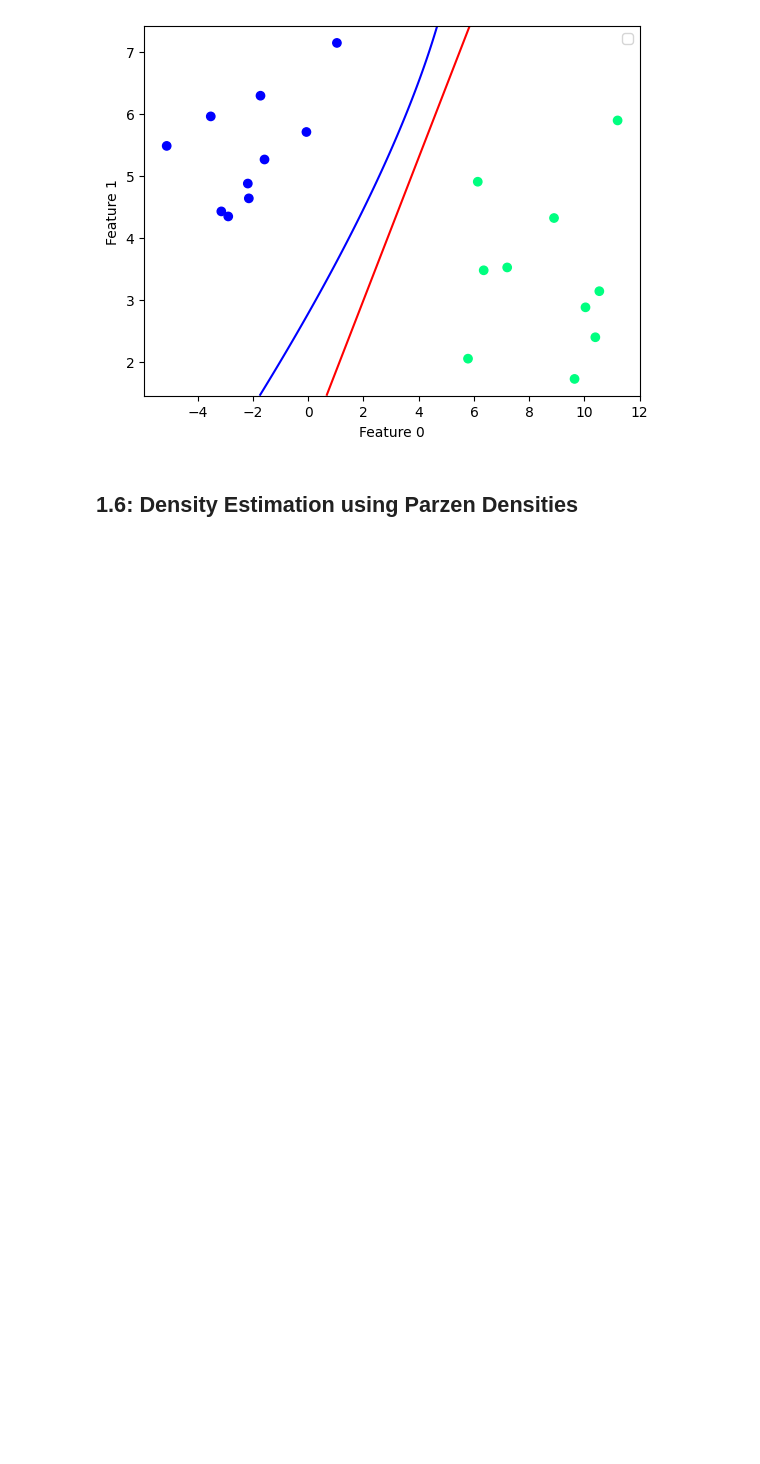
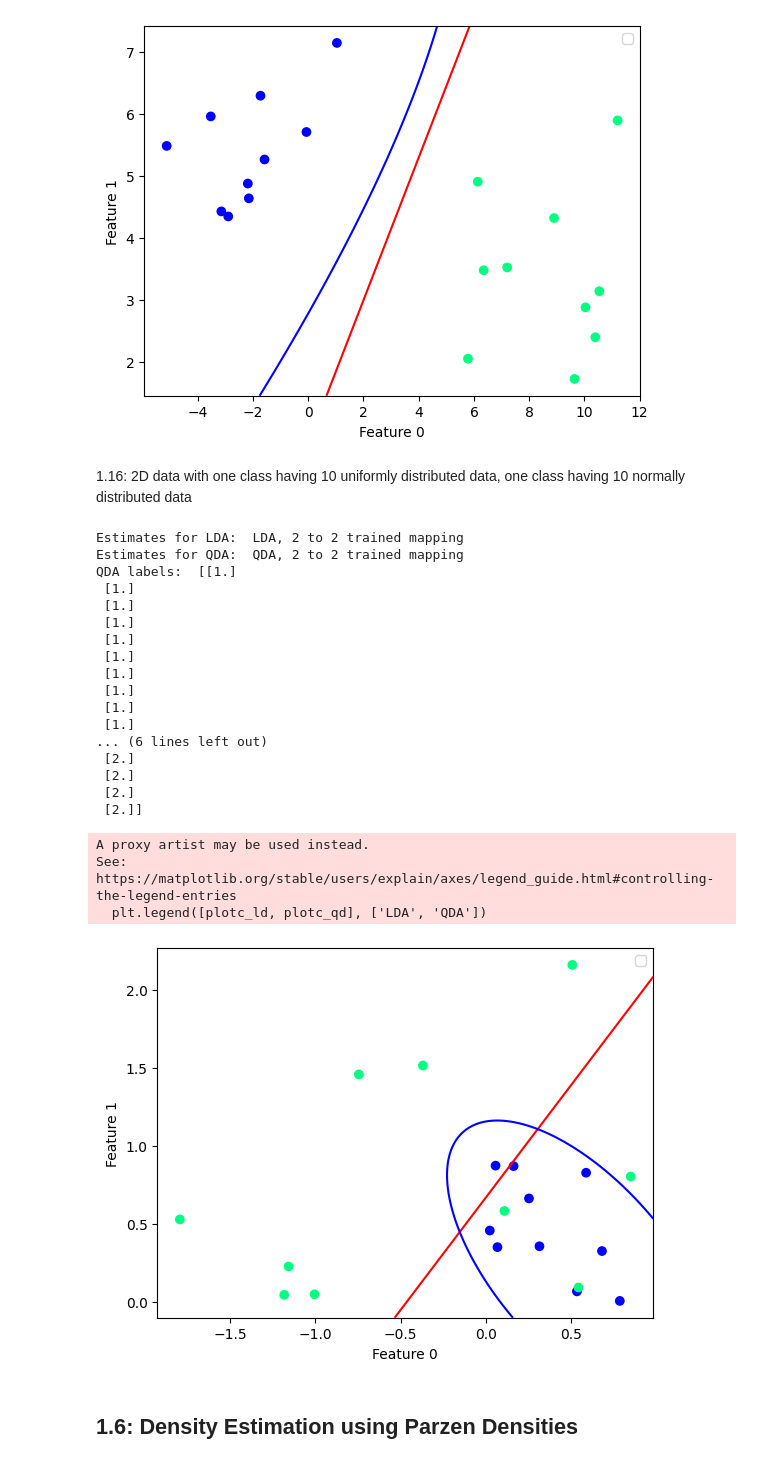
Before and after one commit to nadinekuo/MachineLearning1-Labs, a Jupyter notebook: 1-Basics-of-ML/1.1-decision-theory.ipynb, the cells around one changed output. Saved outputs shown, nothing was run; the diff lists cells and outputs as text; code cells hidden in the pictures; blank space fills up the shorter version.

Commit message:
LDA and QDA on uniform data

```diff
--- a/1-Basics-of-ML/1.1-decision-theory.ipynb
+++ b/1-Basics-of-ML/1.1-decision-theory.ipynb
@@ -222,6 +224,61 @@ See: https://matplotlib.org/stable/users/explain/axes/legend_guide.html#controll
   plt.legend([plotc_ld, plotc_qd], ['LDA', 'QDA'])
 <matplotlib.legend.Legend at 0x...>
 [figure]
+# %% [markdown]
+1.16: 2D data with one class having 10 uniformly distributed data, one class having 10 normally distributed data
+# %%
+# Use rand to generate 10 uniformly distributed 2D points in the interval [0, 1]
+class1_samples = np.random.rand(10, 2)
+# Use randn to generate 10 normally distributed 2D points
+class2_samples = np.random.randn(10, 2)
+data = np.concatenate((class1_samples, class2_samples), axis=0)
+lab = np.concatenate((np.ones(10), 2*np.ones(10)), axis=0).reshape(20, 1)
+
+# Turn into prdataset and plot data points - add legend for classes
+a = pr.prdataset(data, lab)
+pr.scatterd(a)
+
+# Estimate LDA and QDA classifiers trained on our normally distributed data
+ld = pr.ldc(a)
+qd = pr.qdc(a)
+print('Estimates for LDA: ', ld)
+# pr.plotm(ld, nrlevels=5, colors='r', gridsize=500)   # plot the estimates for LDA
+print('Estimates for QDA: ', qd)
+# pr.plotm(qd, nrlevels=5, colors='b', gridsize=500)   # plot the estimates for QDA
+
+# Plot decision boundaries using plotc
+# For multiple classifiers, use plt.legend()
+plotc_ld = pr.plotc(ld, colors='r', gridsize=500)
+plotc_qd = pr.plotc(qd, colors='b', gridsize=500)
+plt.legend([plotc_ld, plotc_qd], ['LDA', 'QDA'])
+
+# Get assigned labels per classifier
+ld_labels = a * ld * pr.labeld()
+qd_labels = a * qd * pr.labeld()
+print('LDA labels: ', ld_labels)
+print('QDA labels: ', qd_labels)  # NOTE: QDA is better at separating the classes bc it can model the non-linear boundary
+# %% [output]
+Estimates for LDA:  LDA, 2 to 2 trained mapping
+Estimates for QDA:  QDA, 2 to 2 trained mapping
+QDA labels:  [[1.]
+ [1.]
+ [1.]
+ [1.]
+ [1.]
+ [1.]
+ [1.]
+ [1.]
+ [1.]
+ [1.]
+... (6 lines left out)
+ [2.]
+ [2.]
+ [2.]
+ [2.]]
+A proxy artist may be used instead.
+See: https://matplotlib.org/stable/users/explain/axes/legend_guide.html#controlling-the-legend-entries
+  plt.legend([plotc_ld, plotc_qd], ['LDA', 'QDA'])
+[figure, added]
 # %% [markdown]
 ## 1.6: Density Estimation using Parzen Densities
 # %% [markdown]
```
Also changed, not shown: parts of 2 cells of this notebook.
